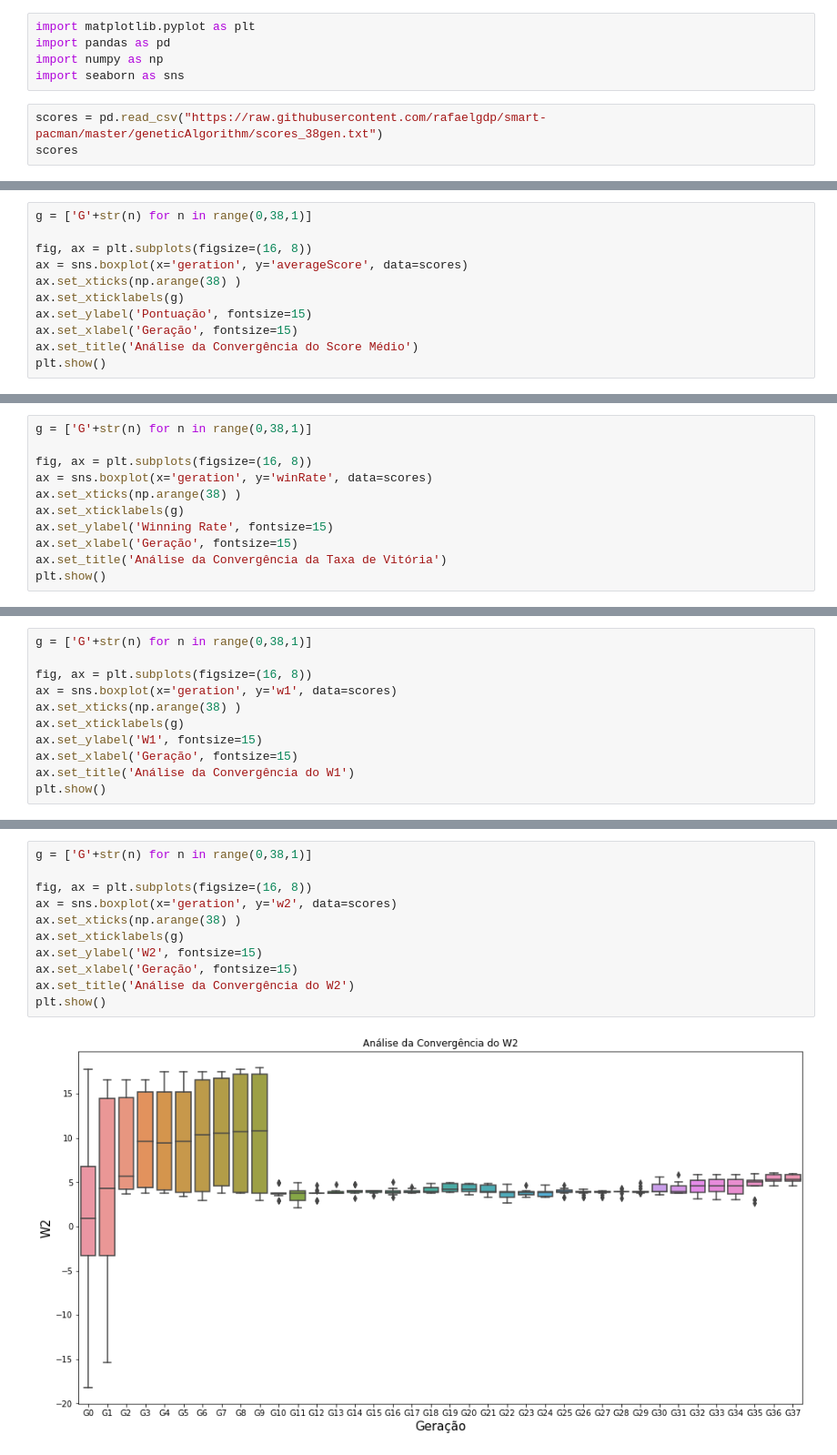
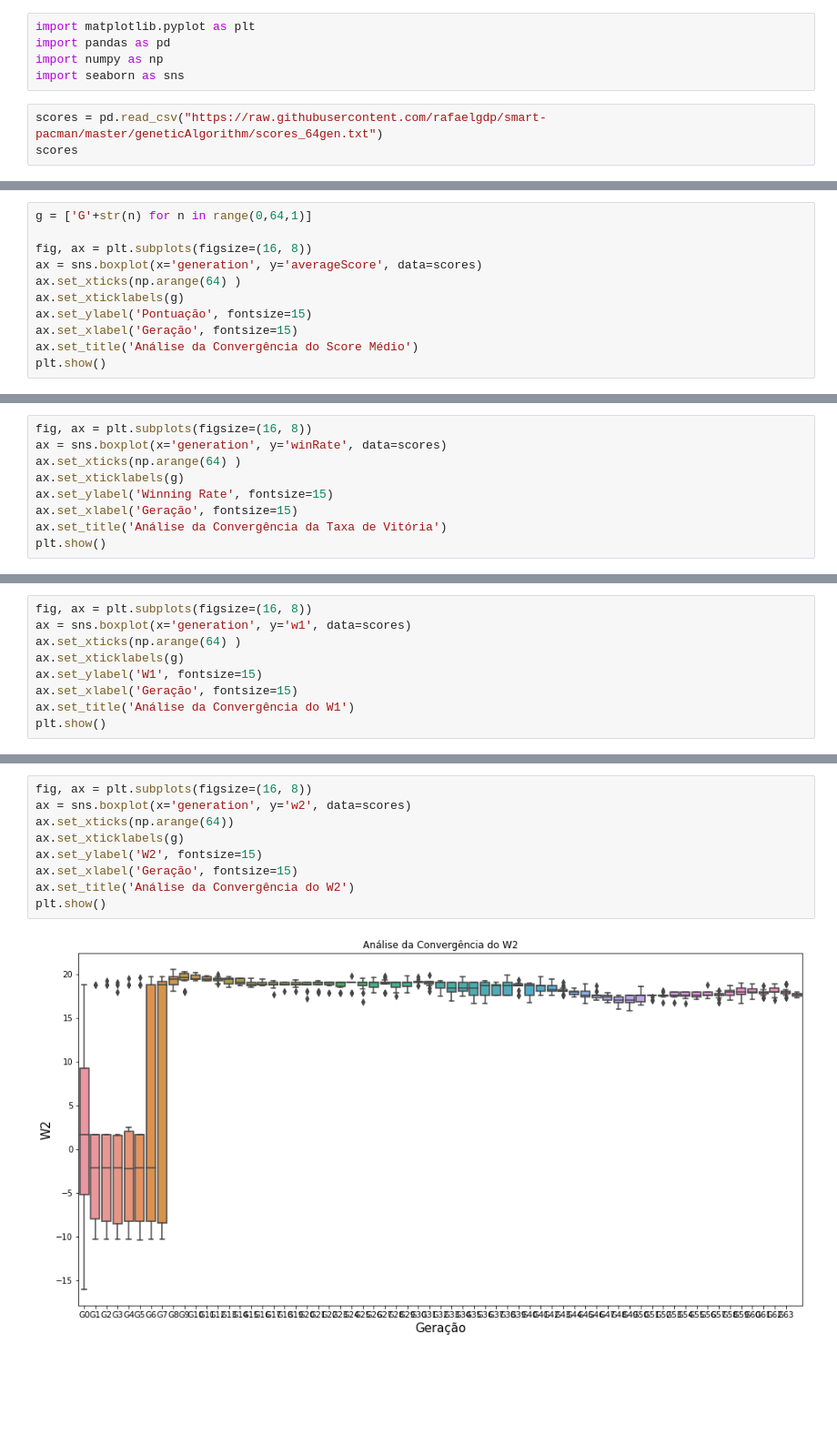
Before and after one commit to MattBDev/smart-pacman, a Jupyter notebook: geneticAlgorithm/Análises_de_Convergência.ipynb, the cells around one changed output, grey strips where cells are left out. Shown at 91% size. Drawn from its saved outputs; the diff is of its cells as text; blank space fills up the shorter version.

```diff
--- a/geneticAlgorithm/Análises_de_Convergência.ipynb
+++ b/geneticAlgorithm/Análises_de_Convergência.ipynb
@@ -4,6 +4,6 @@ import pandas as pd
 import numpy as np
 import seaborn as sns
 # %%
-scores = pd.read_csv("https://raw.githubusercontent.com/rafaelgdp/smart-pacman/master/geneticAlgorithm/scores_38gen.txt")
+scores = pd.read_csv("https://raw.githubusercontent.com/rafaelgdp/smart-pacman/master/geneticAlgorithm/scores_64gen.txt")
 scores
 # %% [output]
@@ -23,9 +23,9 @@ scores
 # %%
-g = ['G'+str(n) for n in range(0,38,1)]
+g = ['G'+str(n) for n in range(0,64,1)]
 
 fig, ax = plt.subplots(figsize=(16, 8))
-ax = sns.boxplot(x='geration', y='averageScore', data=scores)
-ax.set_xticks(np.arange(38) )
+ax = sns.boxplot(x='generation', y='averageScore', data=scores)
+ax.set_xticks(np.arange(64) )
 ax.set_xticklabels(g)
 ax.set_ylabel('Pontuação', fontsize=15)
 ax.set_xlabel('Geração', fontsize=15)
@@ -36,9 +36,7 @@ plt.show()
 # %%
-g = ['G'+str(n) for n in range(0,38,1)]
-
 fig, ax = plt.subplots(figsize=(16, 8))
-ax = sns.boxplot(x='geration', y='winRate', data=scores)
-ax.set_xticks(np.arange(38) )
+ax = sns.boxplot(x='generation', y='winRate', data=scores)
+ax.set_xticks(np.arange(64) )
 ax.set_xticklabels(g)
 ax.set_ylabel('Winning Rate', fontsize=15)
 ax.set_xlabel('Geração', fontsize=15)
@@ -49,9 +47,7 @@ plt.show()
 # %%
-g = ['G'+str(n) for n in range(0,38,1)]
-
 fig, ax = plt.subplots(figsize=(16, 8))
-ax = sns.boxplot(x='geration', y='w1', data=scores)
-ax.set_xticks(np.arange(38) )
+ax = sns.boxplot(x='generation', y='w1', data=scores)
+ax.set_xticks(np.arange(64) )
 ax.set_xticklabels(g)
 ax.set_ylabel('W1', fontsize=15)
 ax.set_xlabel('Geração', fontsize=15)
@@ -62,14 +58,12 @@ plt.show()
 # %%
-g = ['G'+str(n) for n in range(0,38,1)]
-
 fig, ax = plt.subplots(figsize=(16, 8))
-ax = sns.boxplot(x='geration', y='w2', data=scores)
-ax.set_xticks(np.arange(38) )
+ax = sns.boxplot(x='generation', y='w2', data=scores)
+ax.set_xticks(np.arange(64))
 ax.set_xticklabels(g)
 ax.set_ylabel('W2', fontsize=15)
 ax.set_xlabel('Geração', fontsize=15)
 ax.set_title('Análise da Convergência do W2')
 plt.show()
 # %% [output]
-[figure, old version]
+[figure, new version]
 # %%
```
Also changed, not shown: parts of 5 cells of this notebook.
